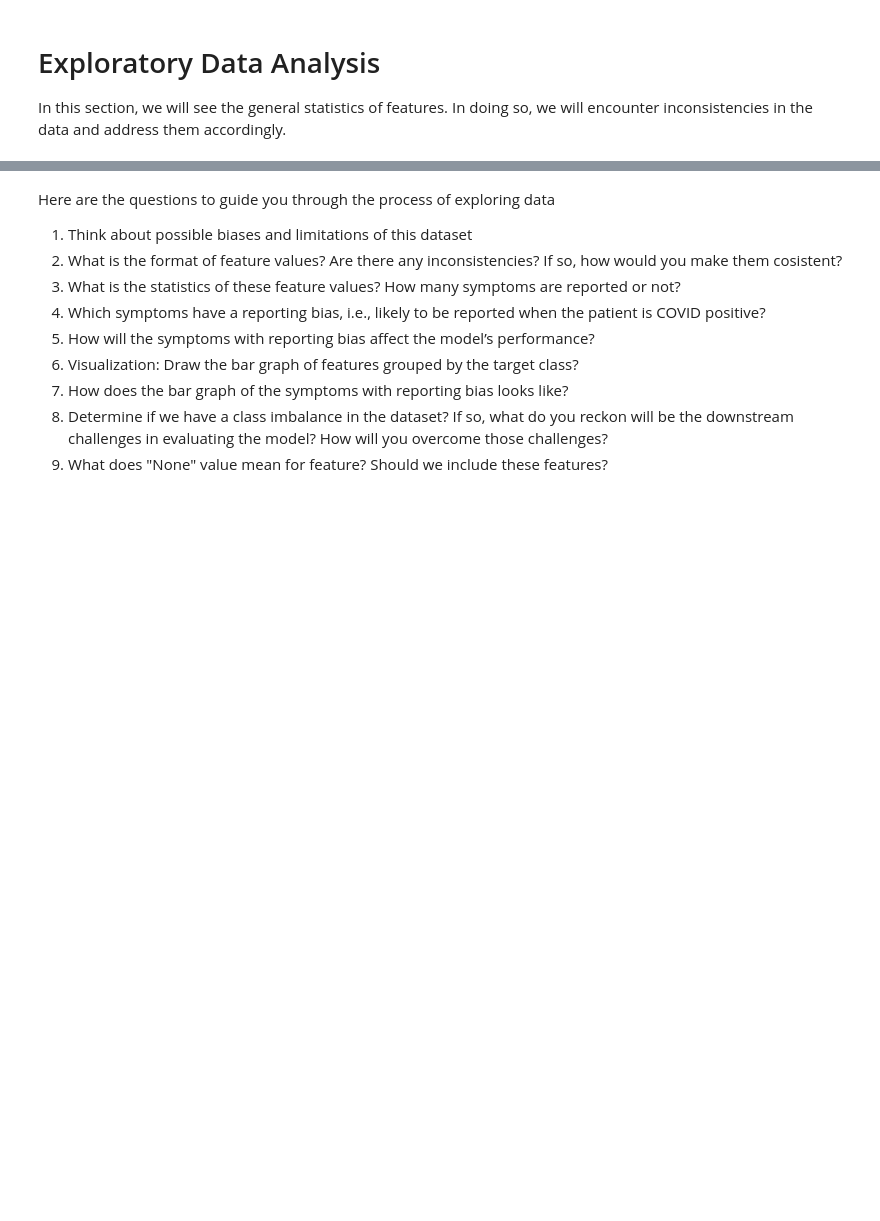
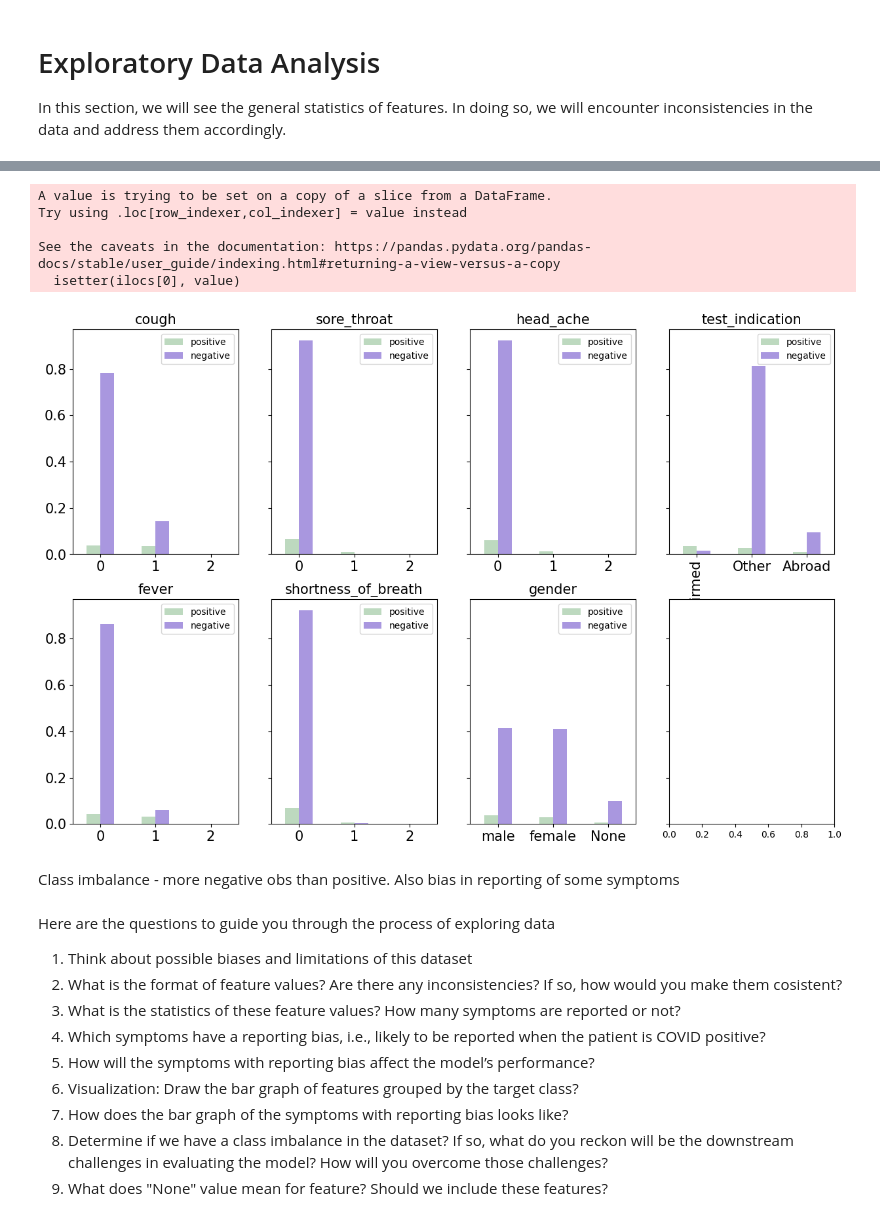
Before and after one commit to bbc/apprenticeship-covid-hack, a Jupyter notebook: notebooks/EM_COVID_diagnosis_hackathon.ipynb, the cells around one changed output, grey strips where cells are left out. Saved outputs shown, nothing was run; the diff lists cells and outputs as text; code cells hidden in the pictures; blank space fills up the shorter version.

```diff
--- a/notebooks/EM_COVID_diagnosis_hackathon.ipynb
+++ b/notebooks/EM_COVID_diagnosis_hackathon.ipynb
@@ -116,3 +139,6 @@ date_counts = df.groupby(['test_date']).count()['gender'] # take count of any co
 date_counts = date_counts.sort_index()
 cum_counts = date_counts.cumsum()
 cdf = cum_counts / n_obs
+# %%
+# Remove age
+df = df.drop(['age_60_and_above'], axis=1)
@@ -224,3 +267,49 @@ memory usage: 13.7+ MB
+# %%
+for col in ['cough', 'fever', 'sore_throat', 'shortness_of_breath', 'head_ache']:
+  training_data.loc[:, col] = training_data[col].apply(normalize)
+# %% [output]
+A value is trying to be set on a copy of a slice from a DataFrame.
+Try using .loc[row_indexer,col_indexer] = value instead
+
+See the caveats in the documentation: https://pandas.pydata.org/pandas-docs/stable/user_guide/indexing.html#returning-a-view-versus-a-copy
+  isetter(ilocs[0], value)
+# %%
+nrows = 2
+ncols = math.ceil(len(INPUT_FEATURES) / nrows)
+fig, axs = plt.subplots(nrows=nrows, ncols=ncols, figsize=(15, 10), dpi=100, sharey=True)
+
+colormap = {"positive": "#BDD9BF", "negative": "#A997DF"}
+
+for i, col in enumerate(INPUT_FEATURES):
+  ax = axs[i % 2][i // 2]
+  counts = training_data[col].value_counts()
+
+  # counts for positive results
+  pos_prob = training_data[training_data[TARGET_COLUMN] == 'positive'][col].value_counts() / sum(counts)
+
+  # counts for negative results
+  neg_prob = training_data[training_data[TARGET_COLUMN] == 'negative'][col].value_counts() / sum(counts)
+
+  # plot
+  pd.concat([pos_prob.rename('positive'), neg_prob.rename('negative')], axis=1).plot(kind="bar", ax=ax, color=colormap)
+
+  # basic plot formatting
+  ax.set_title(col, fontsize=15)
+
+  # tick size
+  for tick in ax.xaxis.get_major_ticks():
+      tick.label.set_fontsize(15)
+      tick.label.set_rotation(0)
+      if tick.label.get_text() == "Contact with confirmed":
+        tick.label.set_rotation(90)
+
+  for tick in ax.yaxis.get_major_ticks():
+      tick.label.set_fontsize(15)
+# %% [output]
+[figure, added]
+# %% [markdown]
+Class imbalance - more negative obs than positive.
+Also bias in reporting of some symptoms
 # %% [markdown]
 Here are the questions to guide you through the process of exploring data
 
```
Also changed, not shown: parts of 41 cells of this notebook.
